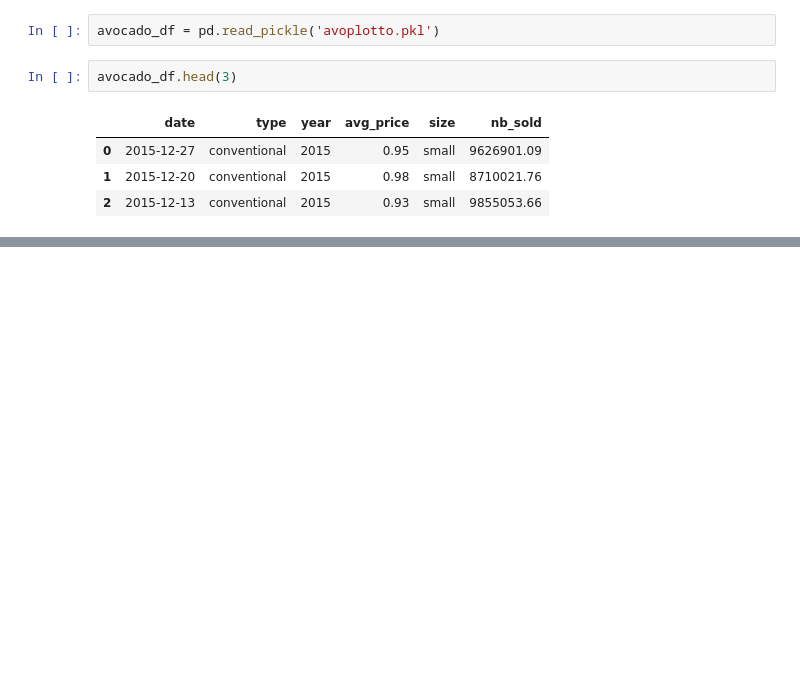
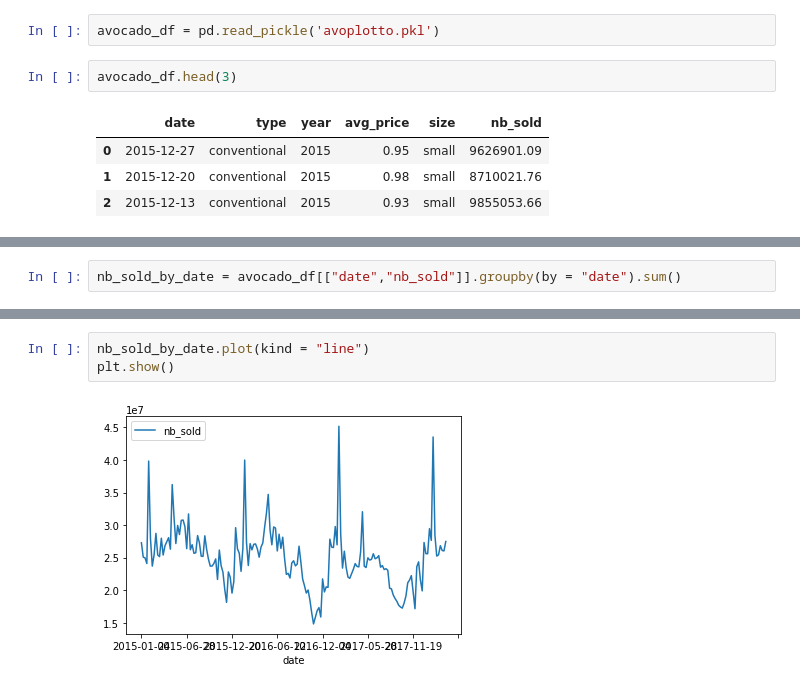
Before and after one commit to Kevin-Kwasnik/master-datasc, a Jupyter notebook: datacamp-materials/data-manipulation/data-visualiztion.ipynb, the cells around one changed output, grey strips where cells are left out. Cells and saved outputs as stored; diff of their text form; blank space fills up the shorter version.

```diff
--- a/datacamp-materials/data-manipulation/data-visualiztion.ipynb
+++ b/datacamp-materials/data-manipulation/data-visualiztion.ipynb
@@ -12,0 +46,2 @@ avocado_df.head(3)
+# %%
+nb_sold_by_date = avocado_df[["date","nb_sold"]].groupby(by = "date").sum()
@@ -12,0 +65,5 @@ avocado_df.head(3)
+# %%
+nb_sold_by_date.plot(kind = "line")
+plt.show()
+# %% [output]
+[figure, added]
```
Also changed, not shown: parts of 16 cells of this notebook, 1 other file.
